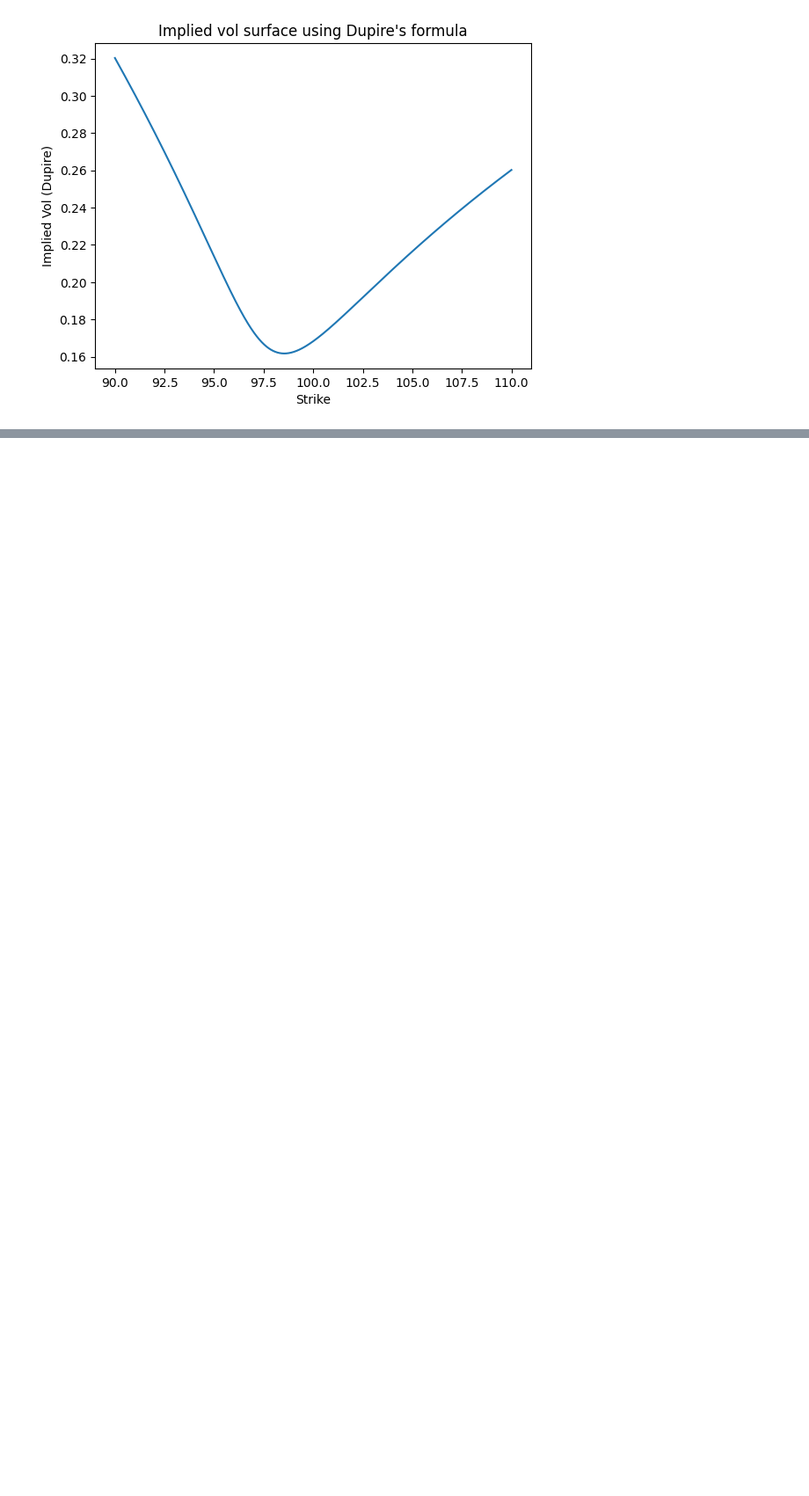
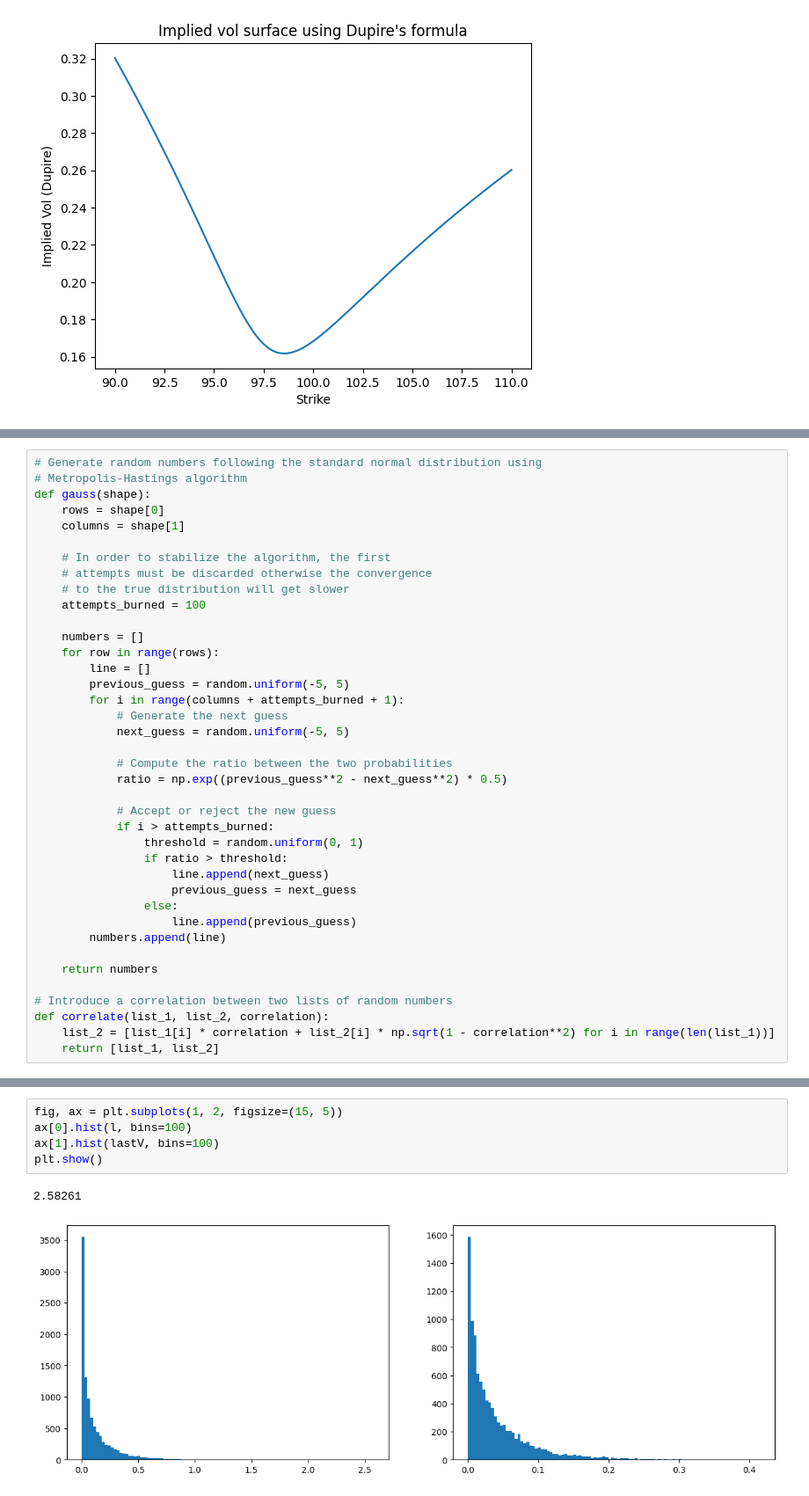
Before and after one commit to Sammas41/Model-Calibration-Project, a Jupyter notebook: JupyterNotebook.ipynb, the cells around one changed output, grey strips where cells are left out. Shown at 88% size. Drawn from its saved outputs; the diff is of its cells as text; blank space fills up the shorter version.

```diff
--- a/JupyterNotebook.ipynb
+++ b/JupyterNotebook.ipynb
@@ -345,0 +352,39 @@ plt.show()
+# %%
+# Generate random numbers following the standard normal distribution using
+# Metropolis-Hastings algorithm
+def gauss(shape):
+    rows = shape[0]
+    columns = shape[1]
+
+    # In order to stabilize the algorithm, the first
+    # attempts must be discarded otherwise the convergence
+    # to the true distribution will get slower
+    attempts_burned = 100
+
+    numbers = []
+    for row in range(rows):
+        line = []
+        previous_guess = random.uniform(-5, 5)
+        for i in range(columns + attempts_burned + 1):
+            # Generate the next guess
+            next_guess = random.uniform(-5, 5)
+
+            # Compute the ratio between the two probabilities
+            ratio = np.exp((previous_guess**2 - next_guess**2) * 0.5)
+
+            # Accept or reject the new guess
+            if i > attempts_burned:
+                threshold = random.uniform(0, 1)
+                if ratio > threshold:
+                    line.append(next_guess)
+                    previous_guess = next_guess
+                else:
+                    line.append(previous_guess)
+        numbers.append(line)
+
+    return numbers
+
+# Introduce a correlation between two lists of random numbers
+def correlate(list_1, list_2, correlation):
+    list_2 = [list_1[i] * correlation + list_2[i] * np.sqrt(1 - correlation**2) for i in range(len(list_1))]
+    return [list_1, list_2]
@@ -345,0 +445,8 @@ plt.show()
+# %%
+fig, ax = plt.subplots(1, 2, figsize=(15, 5))
+ax[0].hist(l, bins=100)
+ax[1].hist(lastV, bins=100)
+plt.show()
+# %% [output]
+2.58261
+[figure, added]
```
Also changed, not shown: parts of 12 cells of this notebook, 2 other files.
